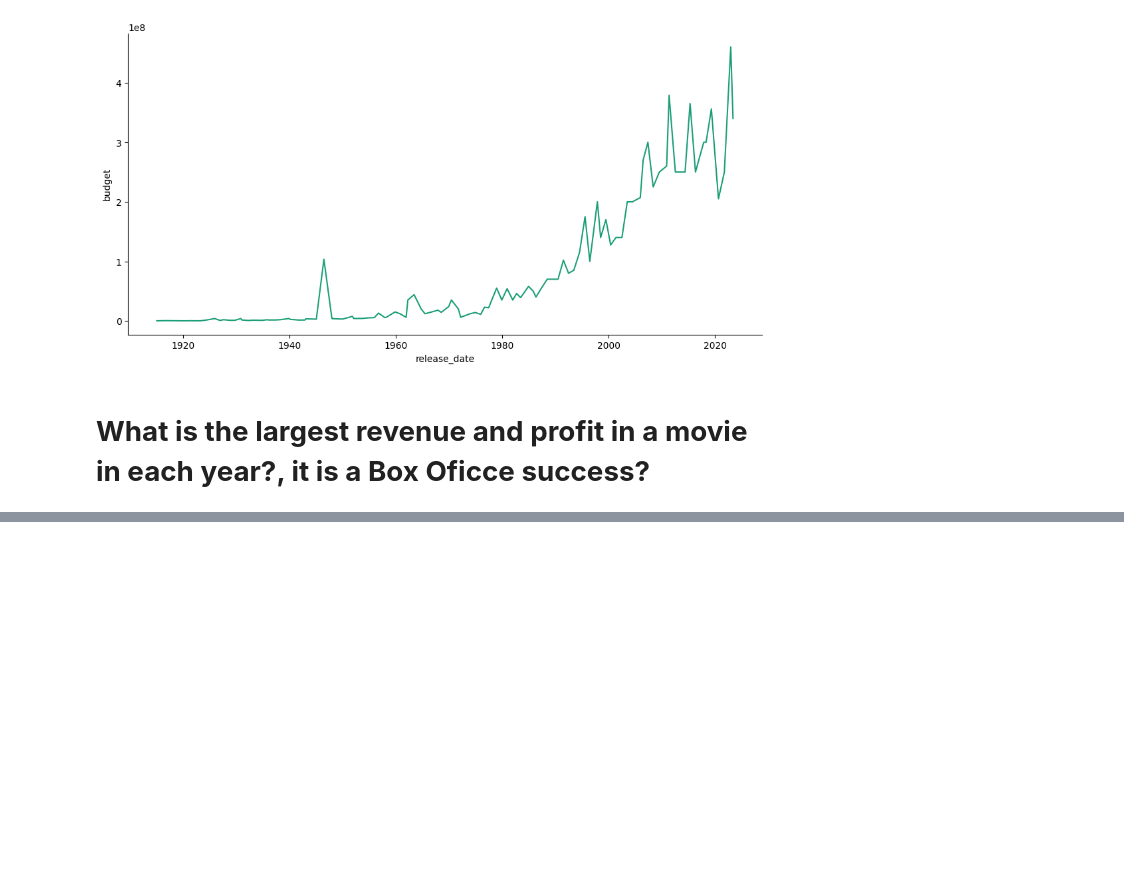
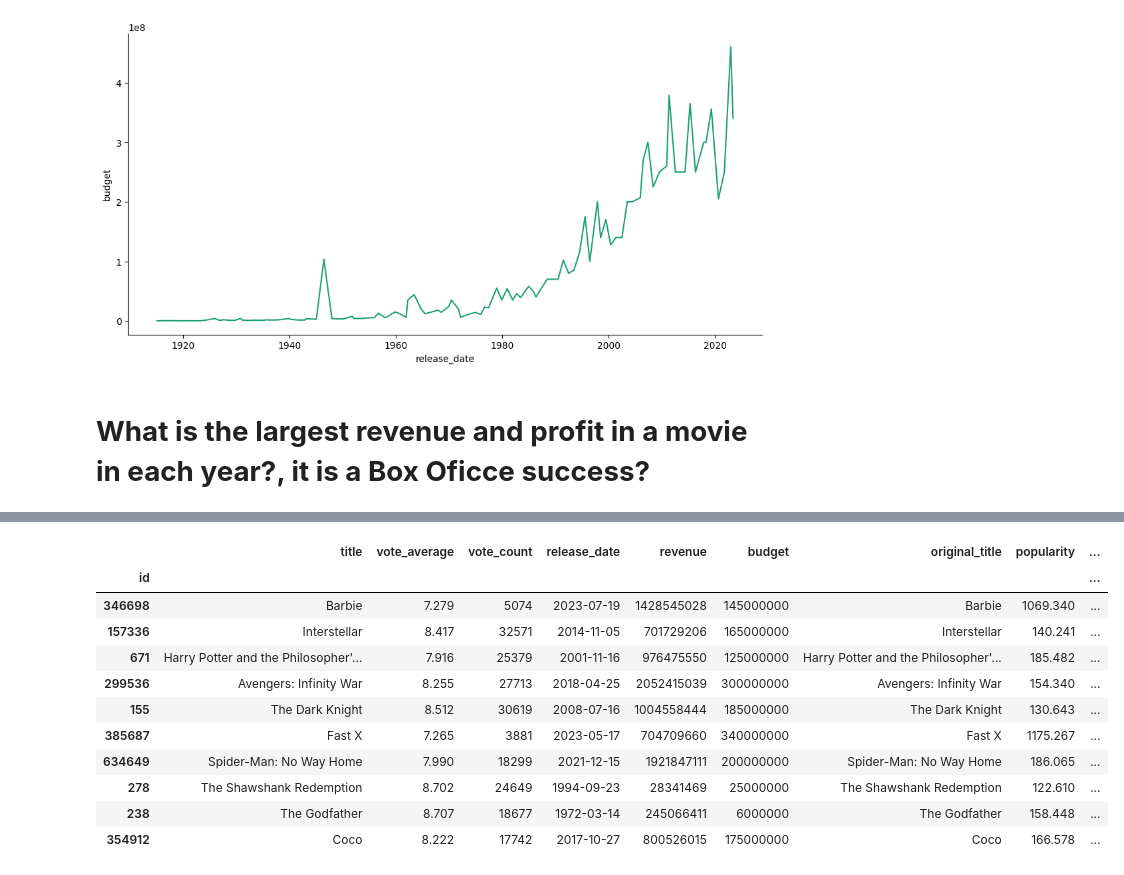
Before and after one commit to byshadowoz/Movies_Recomendation_by_prompt, a Jupyter notebook: processing.ipynb, the cells around one changed output, grey strips where cells are left out. Drawn from its saved outputs; the diff is of its cells as text; code cells hidden in the pictures; blank space fills up the shorter version.

```diff
--- a/processing.ipynb
+++ b/processing.ipynb
@@ -322,0 +281,20 @@ plt.gca().spines[['top', 'right',]].set_visible(False)
+# %%
+df_P = df.copy()
+df_P = df_P.drop(columns=(['status','runtime','adult','original_language','overview','tagline','production_countries','spoken_languages','keywords']))
+# %%
+df_P['popularity_score'] = (df_P['popularity'] * df_P['vote_count'] * df_P['vote_average']) // 3
+top10 = df_P.sort_values('popularity_score', ascending=False)
+top10.head(10)
+# %% [output]
+|  | title | vote_average | vote_count | release_date | revenue | budget | original_title | popularity | ... |
+| id |  |  |  |  |  |  |  |  | ... |
+| 346698 | Barbie | 7.279 | 5074 | 2023-07-19 | 1428545028 | 145000000 | Barbie | 1069.340 | ... |
+| 157336 | Interstellar | 8.417 | 32571 | 2014-11-05 | 701729206 | 165000000 | Interstellar | 140.241 | ... |
+| 671 | Harry Potter and the Philosopher'... | 7.916 | 25379 | 2001-11-16 | 976475550 | 125000000 | Harry Potter and the Philosopher'... | 185.482 | ... |
+| 299536 | Avengers: Infinity War | 8.255 | 27713 | 2018-04-25 | 2052415039 | 300000000 | Avengers: Infinity War | 154.340 | ... |
+| 155 | The Dark Knight | 8.512 | 30619 | 2008-07-16 | 1004558444 | 185000000 | The Dark Knight | 130.643 | ... |
+| 385687 | Fast X | 7.265 | 3881 | 2023-05-17 | 704709660 | 340000000 | Fast X | 1175.267 | ... |
+| 634649 | Spider-Man: No Way Home | 7.990 | 18299 | 2021-12-15 | 1921847111 | 200000000 | Spider-Man: No Way Home | 186.065 | ... |
+| 278 | The Shawshank Redemption | 8.702 | 24649 | 1994-09-23 | 28341469 | 25000000 | The Shawshank Redemption | 122.610 | ... |
+| 238 | The Godfather | 8.707 | 18677 | 1972-03-14 | 245066411 | 6000000 | The Godfather | 158.448 | ... |
+| 354912 | Coco | 8.222 | 17742 | 2017-10-27 | 800526015 | 175000000 | Coco | 166.578 | ... |
```
Also changed, not shown: parts of 9 cells of this notebook.
